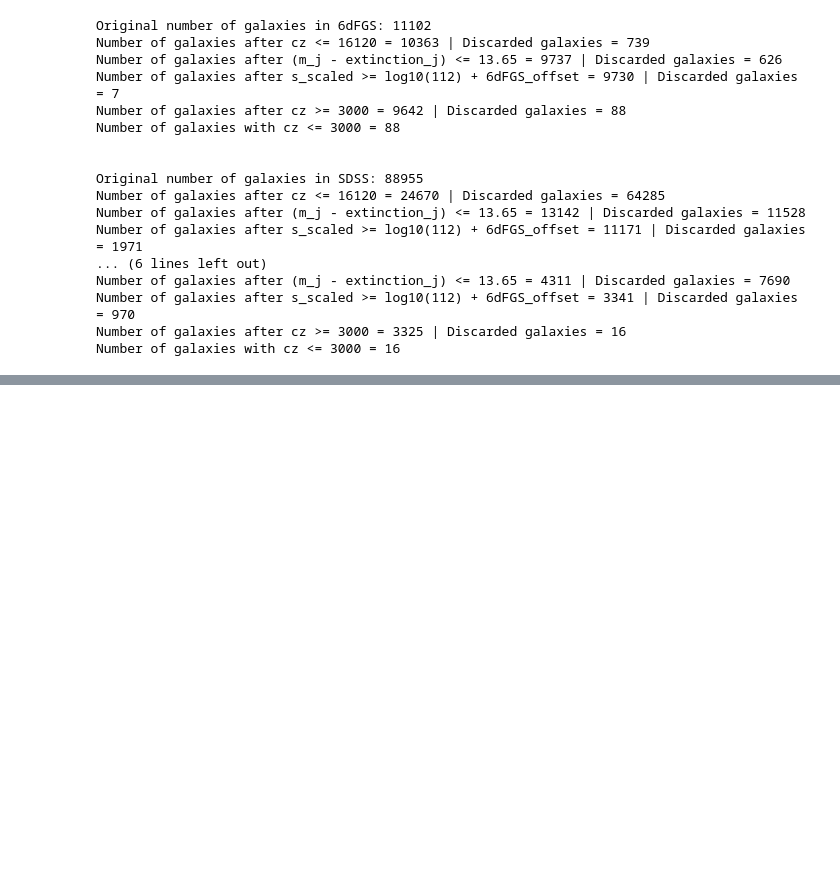
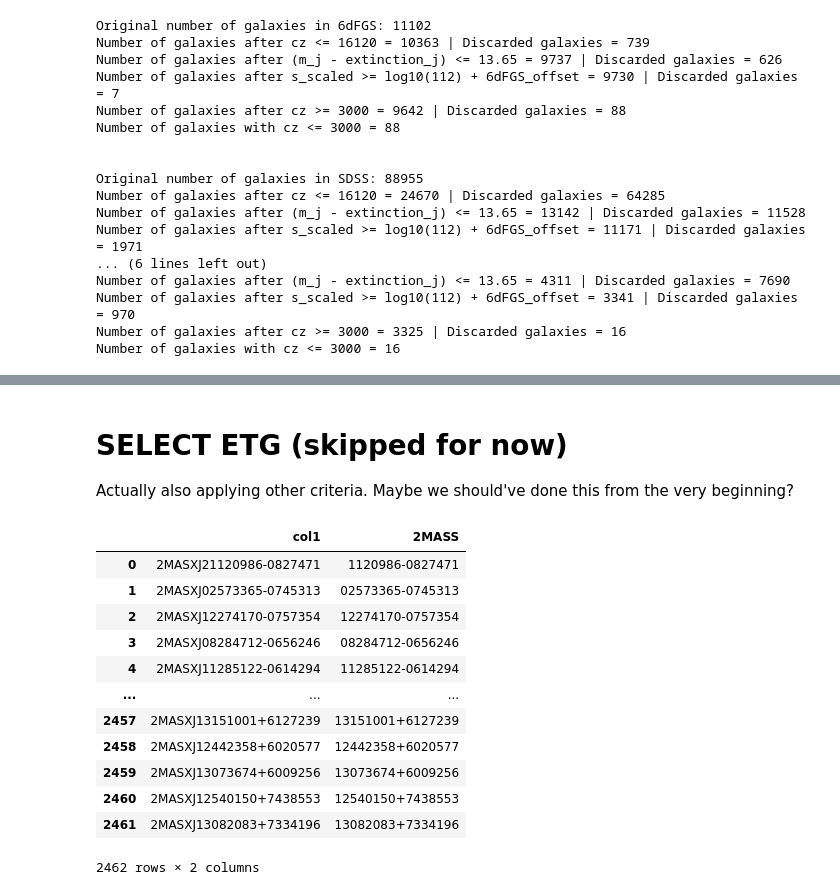
Before and after one commit to mrafifrbbn/thesis-research-2.0, a Jupyter notebook: notebook.ipynb, the cells around one changed output, grey strips where cells are left out. Drawn from its saved outputs; the diff is of its cells as text; code cells hidden in the pictures; blank space fills up the shorter version.

```diff
--- a/notebook.ipynb
+++ b/notebook.ipynb
@@ -1533,0 +1523,22 @@ Index(['tmass', 'Jlogr', 'n', 'Hlogr', 'Klogr', '_6dFGS', 'ra', 'dec', 'cz',
+# %% [markdown]
+# SELECT ETG (skipped for now)
+
+Actually also applying other criteria. Maybe we should've done this from the very beginning?
+# %%
+df = pd.read_csv('data/external/ETG_sample/lamost_john.csv')
+
+df
+# %% [output]
+|  | col1 | 2MASS |
+| 0 | 2MASXJ21120986-0827471 | 1120986-0827471 |
+| 1 | 2MASXJ02573365-0745313 | 02573365-0745313 |
+| 2 | 2MASXJ12274170-0757354 | 12274170-0757354 |
+| 3 | 2MASXJ08284712-0656246 | 08284712-0656246 |
+| 4 | 2MASXJ11285122-0614294 | 11285122-0614294 |
+| ... | ... | ... |
+| 2457 | 2MASXJ13151001+6127239 | 13151001+6127239 |
+| 2458 | 2MASXJ12442358+6020577 | 12442358+6020577 |
+| 2459 | 2MASXJ13073674+6009256 | 13073674+6009256 |
+| 2460 | 2MASXJ12540150+7438553 | 12540150+7438553 |
+| 2461 | 2MASXJ13082083+7334196 | 13082083+7334196 |
+2462 rows × 2 columns
```
Also changed, not shown: parts of 7 cells of this notebook, 3 other files.
